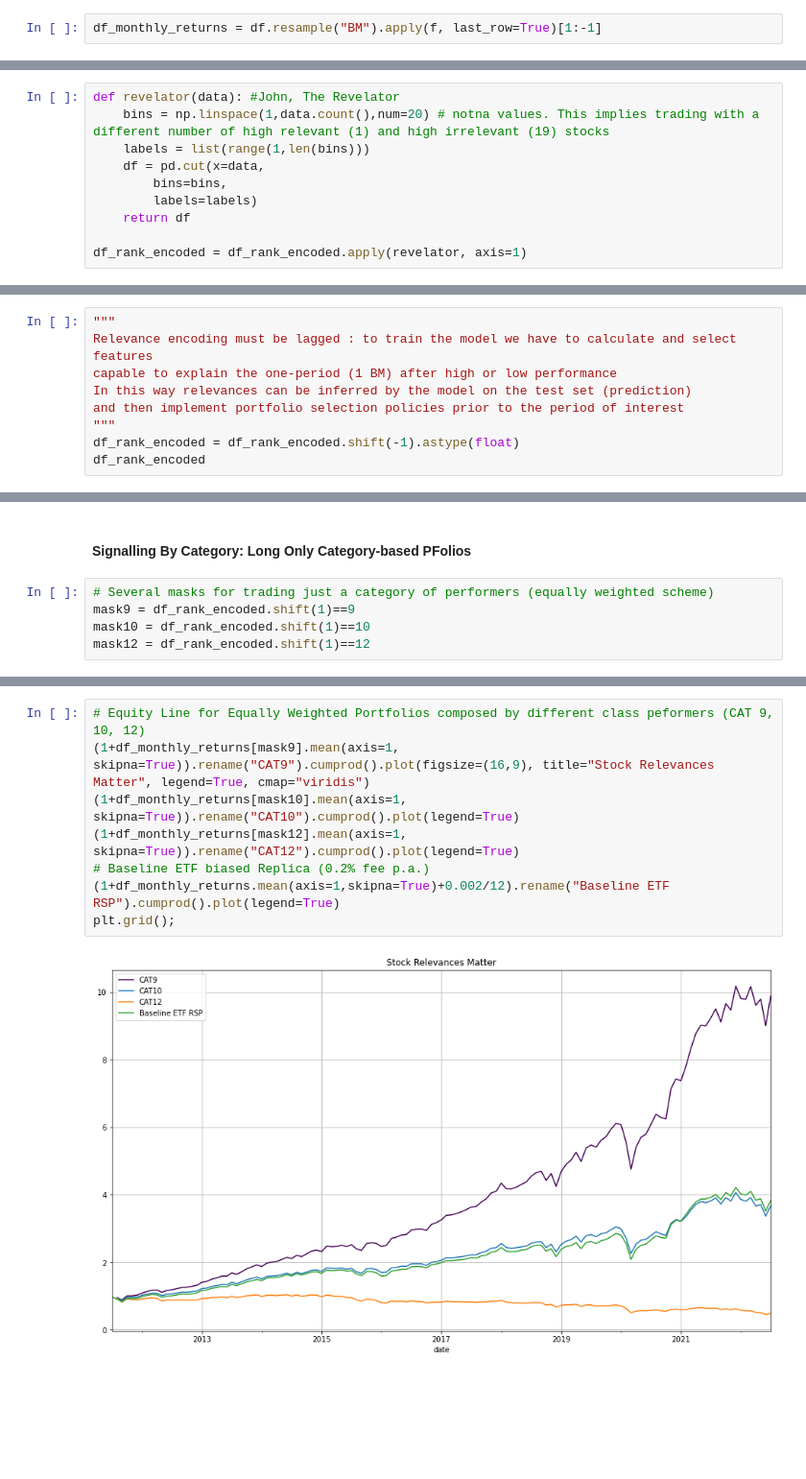
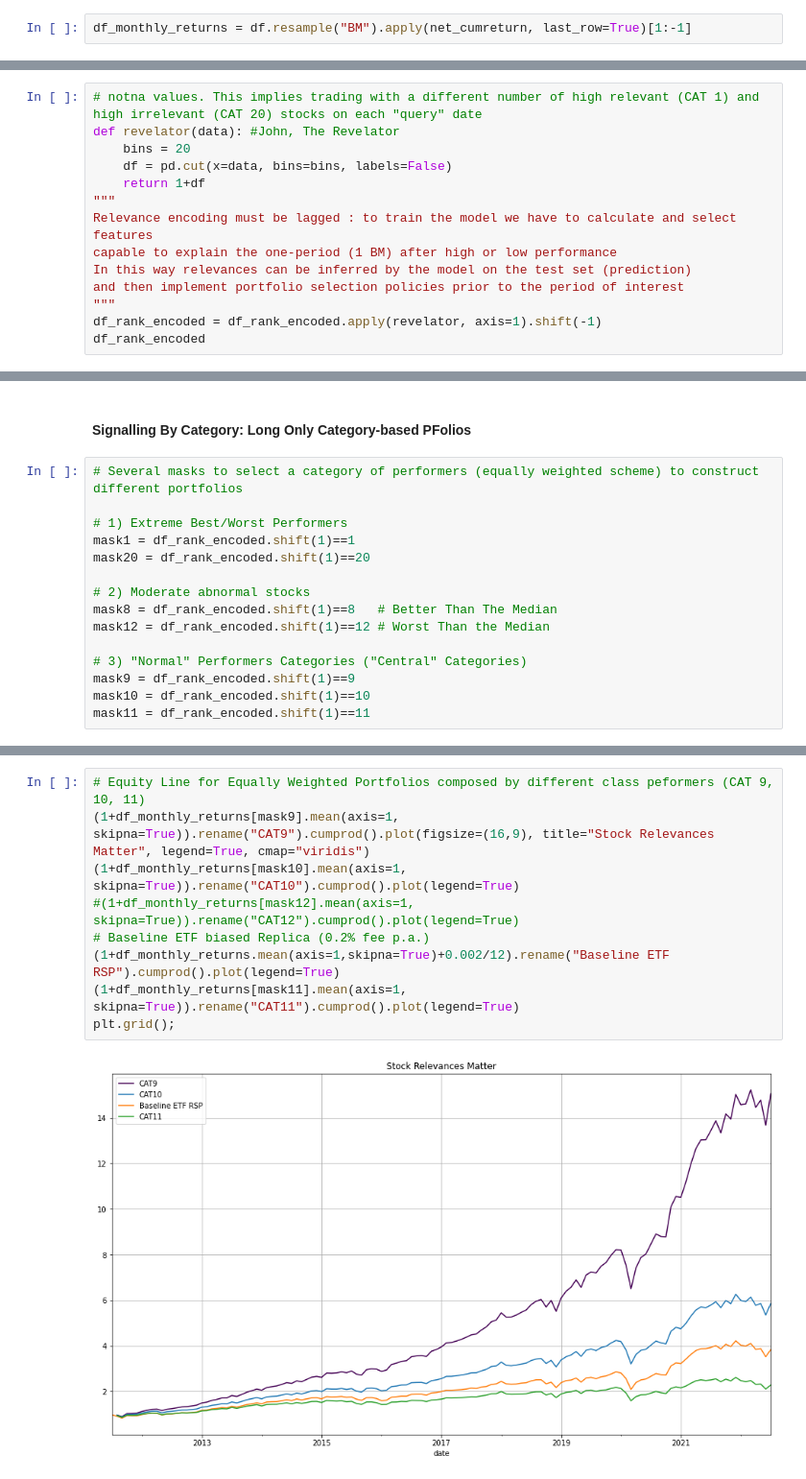
Before and after one commit to falken1983/pystock_recommender, a Jupyter notebook: jupyter_notebooks/scoring_stocks_performance.ipynb, the cells around one changed output, grey strips where cells are left out. Shown at 96% size. Drawn from its saved outputs; the diff is of its cells as text; blank space fills up the shorter version.

Commit message:
Reworking Workflows on `price_components_free_data_generator.ipynb` and `scoring_stocks_performance.ipynb`

```diff
--- a/jupyter_notebooks/scoring_stocks_performance.ipynb
+++ b/jupyter_notebooks/scoring_stocks_performance.ipynb
@@ -66,5 +82,5 @@ Freq: BM, Name: AAPL, Length: 134, dtype: float64
 # %%
-df_monthly_returns = df.resample("BM").apply(f, last_row=True)[1:-1]
+df_monthly_returns = df.resample("BM").apply(net_cumreturn, last_row=True)[1:-1]
 # %%
 df_monthly_returns.head()
 # %% [output]
@@ -336,10 +325,0 @@ df_rank_encoded.head(5)
-# %%
-def revelator(data): #John, The Revelator
-    bins = np.linspace(1,data.count(),num=20) # notna values. This implies trading with a different number of high relevant (1) and high irrelevant (19) stocks
-    labels = list(range(1,len(bins)))
-    df = pd.cut(x=data,
-        bins=bins,
-        labels=labels)
-    return df
-
-df_rank_encoded = df_rank_encoded.apply(revelator, axis=1)
@@ -346,10 +330,15 @@ df_rank_encoded = df_rank_encoded.apply(revelator, axis=1)
 # %%
+# notna values. This implies trading with a different number of high relevant (CAT 1) and high irrelevant (CAT 20) stocks on each "query" date
+def revelator(data): #John, The Revelator
+    bins = 20
+    df = pd.cut(x=data, bins=bins, labels=False)
+    return 1+df
 """
 Relevance encoding must be lagged : to train the model we have to calculate and select features
 capable to explain the one-period (1 BM) after high or low performance
 In this way relevances can be inferred by the model on the test set (prediction)
 and then implement portfolio selection policies prior to the period of interest
 """
-df_rank_encoded = df_rank_encoded.shift(-1).astype(float)
+df_rank_encoded = df_rank_encoded.apply(revelator, axis=1).shift(-1)
 df_rank_encoded
 # %% [output]
@@ -372,8 +392,18 @@ df_rank_encoded.to_csv("data/monthly_ranks_encoded.csv", na_rep="#N/A", index=Tr
 # %% [markdown]
 #### Signalling By Category: Long Only Category-based PFolios
 # %%
-# Several masks for trading just a category of performers (equally weighted scheme)
+# Several masks to select a category of performers (equally weighted scheme) to construct different portfolios
+
+# 1) Extreme Best/Worst Performers
+mask1 = df_rank_encoded.shift(1)==1
+mask20 = df_rank_encoded.shift(1)==20
+
+# 2) Moderate abnormal stocks
+mask8 = df_rank_encoded.shift(1)==8   # Better Than The Median
+mask12 = df_rank_encoded.shift(1)==12 # Worst Than the Median
+
+# 3) "Normal" Performers Categories ("Central" Categories)
 mask9 = df_rank_encoded.shift(1)==9
 mask10 = df_rank_encoded.shift(1)==10
-mask12 = df_rank_encoded.shift(1)==12
+mask11 = df_rank_encoded.shift(1)==11
 # %%
@@ -384,10 +416,11 @@ print(df_rank_encoded.shift(1).iloc[1][df_rank_encoded.shift(1).iloc[1]==9].inde
 # %%
-# Equity Line for Equally Weighted Portfolios composed by different class peformers (CAT 9, 10, 12)
+# Equity Line for Equally Weighted Portfolios composed by different class peformers (CAT 9, 10, 11)
 (1+df_monthly_returns[mask9].mean(axis=1, skipna=True)).rename("CAT9").cumprod().plot(figsize=(16,9), title="Stock Relevances Matter", legend=True, cmap="viridis")
 (1+df_monthly_returns[mask10].mean(axis=1, skipna=True)).rename("CAT10").cumprod().plot(legend=True)
-(1+df_monthly_returns[mask12].mean(axis=1, skipna=True)).rename("CAT12").cumprod().plot(legend=True)
+#(1+df_monthly_returns[mask12].mean(axis=1, skipna=True)).rename("CAT12").cumprod().plot(legend=True)
 # Baseline ETF biased Replica (0.2% fee p.a.)
 (1+df_monthly_returns.mean(axis=1,skipna=True)+0.002/12).rename("Baseline ETF RSP").cumprod().plot(legend=True)
+(1+df_monthly_returns[mask11].mean(axis=1, skipna=True)).rename("CAT11").cumprod().plot(legend=True)
 plt.grid();
 # %% [output]
-[figure, old version]
+[figure, new version]
```
Also changed, not shown: parts of 55 cells of this notebook, 2 other files.
